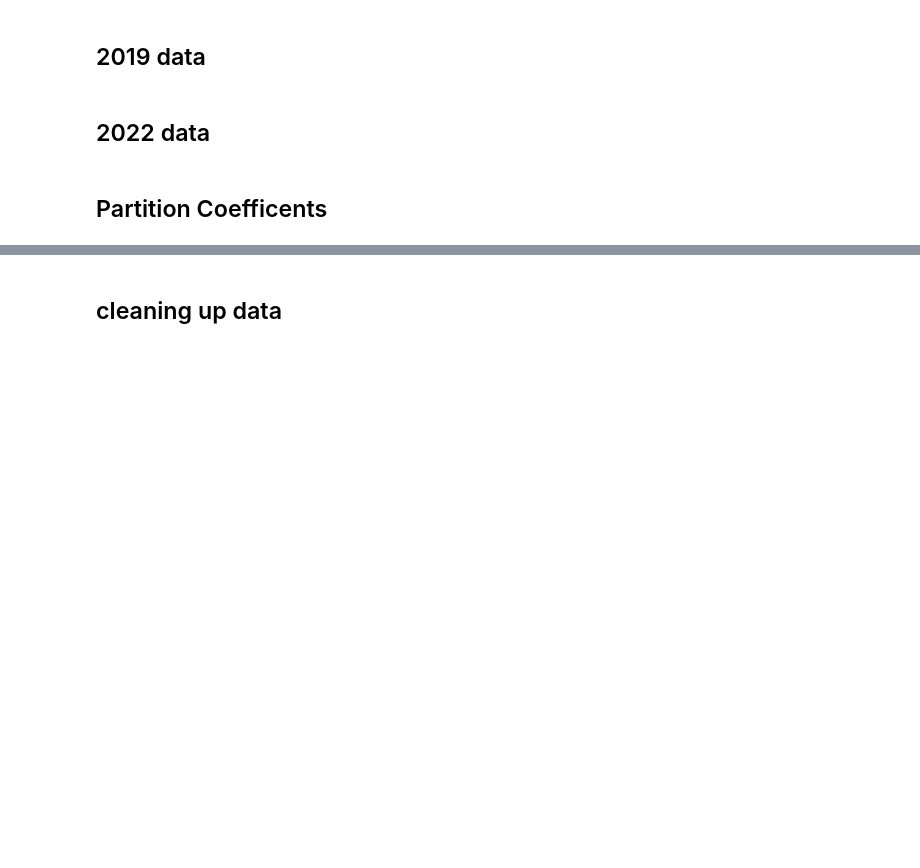
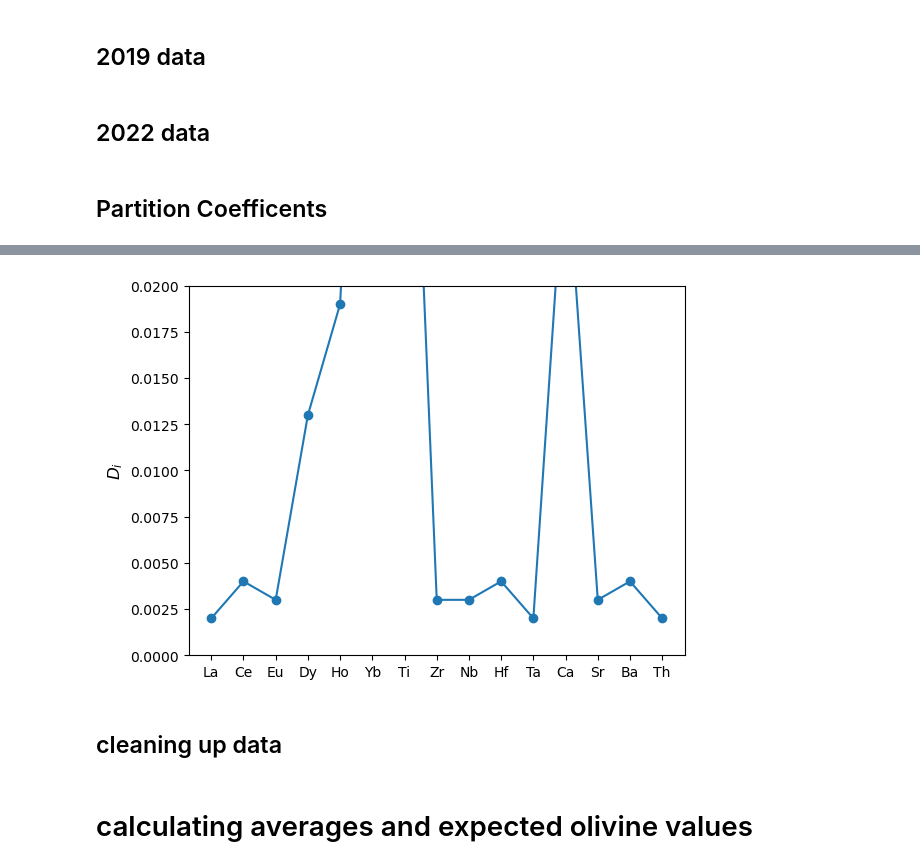
Before and after one commit to JGCAITLIN/HFSE, a Jupyter notebook: partition_coeff.ipynb, the cells around one changed output, grey strips where cells are left out. Drawn from its saved outputs; the diff is of its cells as text; code cells hidden in the pictures; blank space fills up the shorter version.

```diff
--- a/partition_coeff.ipynb
+++ b/partition_coeff.ipynb
@@ -124,3 +125,12 @@ Di
+# %%
+fig, ax = plt.subplots()
+
+ax.scatter(Di.Element, Di.D_i)
+ax.plot(Di.Element, Di.D_i)
+ax.set_ylim([0,0.02])
+ax.set_ylabel('$D_{i}$', fontsize=12);
+# %% [output]
+[figure, added]
 # %% [markdown]
 ## cleaning up data
 # %%
@@ -137,6 +147,8 @@ olv = pd.concat([olv2019, olv2022])
 gls2019 = data_2019_ca[(data_2019_ca.Phase=='gls') & (data_2019_ca.Component=='chondrule')][columns]
 gls2022 = data_2022_ca[(data_2022_ca.Phase=='gls') & (data_2022_ca.Component=='chondrule')][columns]
 gls = pd.concat([gls2019, gls2022])
+# %% [markdown]
+# calculating averages and expected olivine values
 # %%
 gls_avg = gls.groupby(['Met_Name', 'Object']).mean()
 gls_avg_ci = gls_avg.div(ci, axis=1)
```
Also changed, not shown: parts of 3 cells of this notebook.
